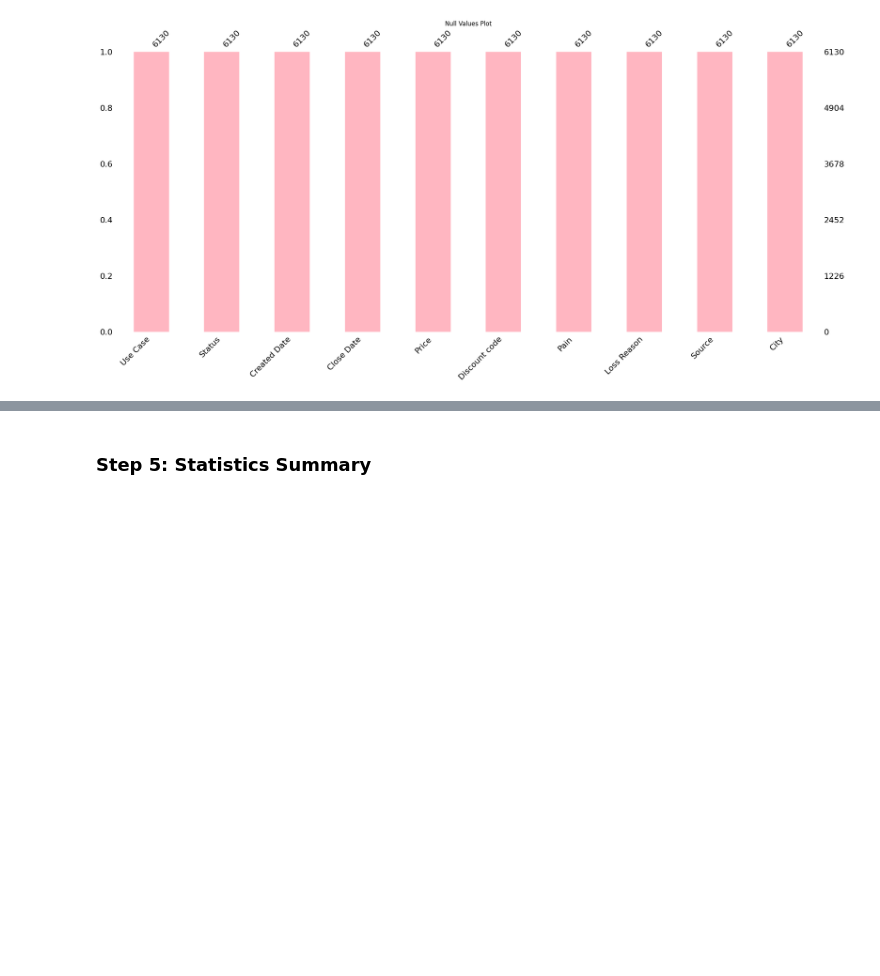
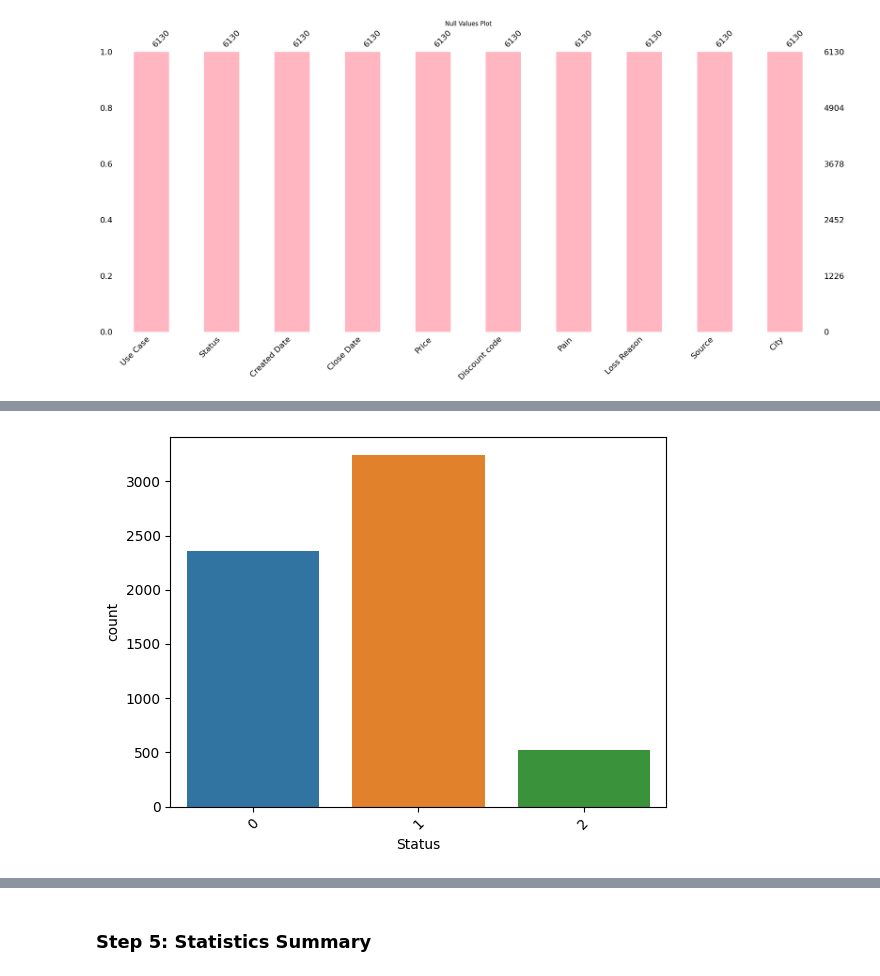
Before and after one commit to carolinajimenez/lead-scoring-model, a Jupyter notebook: notebooks/data_preprocessing.ipynb, the cells around one changed output, grey strips where cells are left out. Saved outputs shown, nothing was run; the diff lists cells and outputs as text; code cells hidden in the pictures; blank space fills up the shorter version.

```diff
--- a/notebooks/data_preprocessing.ipynb
+++ b/notebooks/data_preprocessing.ipynb
@@ -333,3 +398,9 @@ for column in categorical_columns:
+# %%
+sns.countplot(x='Status', data=full_dataset_preprocessed)
+plt.xticks(rotation=45)
+plt.show()
+# %% [output]
+[figure, added]
 # %%
 print(full_dataset_preprocessed.head())
 full_dataset_preprocessed.to_csv("data/processed/full_dataset.csv", index=False)
```
Also changed, not shown: parts of 22 cells of this notebook, 9 other files.
